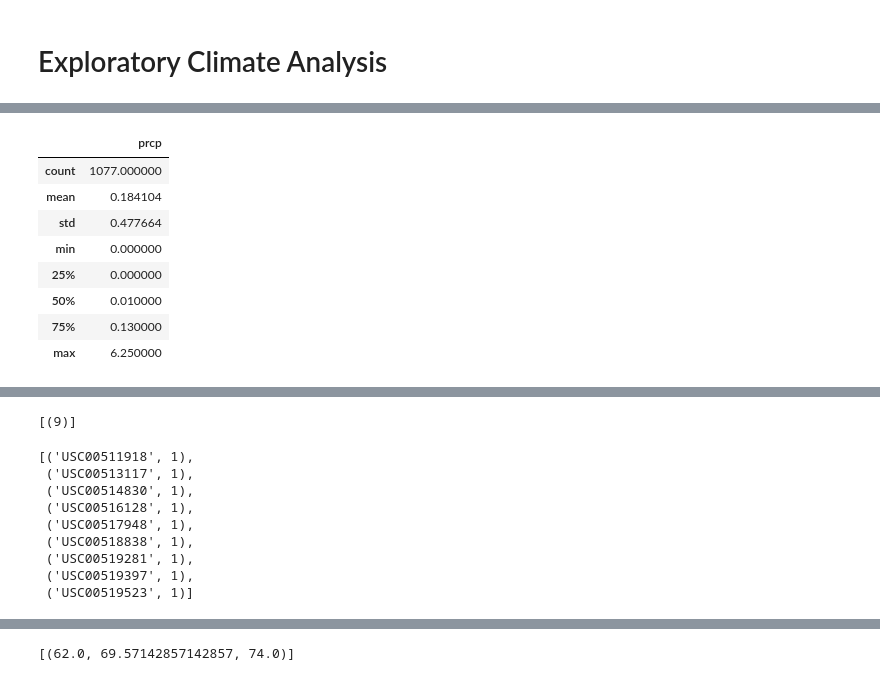
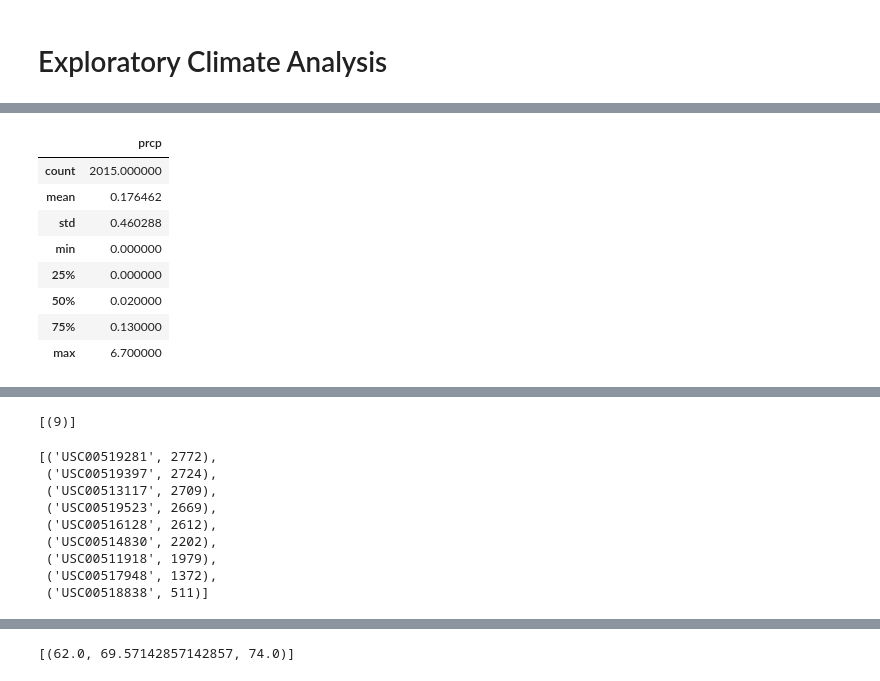
Before and after one commit to emilyrush/HawaiiClimate, a Jupyter notebook: erush_climate_starter1.ipynb, the cells around one changed output, grey strips where cells are left out. Drawn from its saved outputs; the diff is of its cells as text; code cells hidden in the pictures.

```diff
--- a/erush_climate_starter.ipynb
+++ b/erush_climate_starter1.ipynb
@@ -54,25 +56,26 @@ session = Session(engine)
 # Calculate the date 1 year ago from the last data point in the database
 # last_year = dt.date(2017, 2, 4)
 date = session.query(Measurement.date).order_by(Measurement.date.desc()).first()
-last_year = dt.strftime(date)
 
-last_year
-# # Design a query to retrieve the last 12 months of precipitation data and plot the results
-# # Perform a query to retrieve the data and precipitation scores
-# data = session.query(Measurement.date, Measurement.prcp).filter(Measurement.date >= last_year).all()
-# data
+last_date = dt.datetime.strptime(date[0], '%Y-%m-%d')
+last_year = last_date - relativedelta(years=1)
 
-# # Save the query results as a Pandas DataFrame and set the index to the date column
-# data_df = pd.DataFrame(data)
-# data_df.set_index("date", inplace=False)
-# data_df.rename(index=str, columns={"prcp":"Precipitation"})
-# data_df.dropna()
+# Design a query to retrieve the last 12 months of precipitation data and plot the results
+# Perform a query to retrieve the data and precipitation scores
+measurement_data = session.query(Measurement.date, Measurement.prcp).filter(Measurement.date >= last_year).all()
+measurement_data
 
-# data_df.head()
+# Save the query results as a Pandas DataFrame and set the index to the date column
+measurement_data_df = pd.DataFrame(measurement_data)
+measurement_data_df.set_index("date", inplace=False)
+measurement_data_df.rename(index=str, columns={"prcp":"Precipitation"})
+measurement_data_df.dropna()
 
-# # Sort the dataframe by date
-# data_df.sort_values("date")
+measurement_data_df.head()
 
-# # Use Pandas Plotting with Matplotlib to plot the data
-# data_df.plot(x="date", y="prcp")
+# Sort the dataframe by date
+measurement_data_df.sort_values("date")
+
+# Use Pandas Plotting with Matplotlib to plot the data
+measurement_data_df.plot(x="date", y="prcp")
 # %% [output]
@@ -81,17 +85,17 @@ AttributeError: module 'datetime' has no attribute 'strftime'
 ![precipitation](Images/precipitation.png)
 # %%
 # Use Pandas to calcualte the summary statistics for the precipitation data
-data_df.describe()
+measurement_data_df.describe()
 # %% [output]
 |  | prcp |
-| count | 1077.000000 |
-| mean | 0.184104 |
-| std | 0.477664 |
+| count | 2015.000000 |
+| mean | 0.176462 |
+| std | 0.460288 |
 | min | 0.000000 |
 | 25% | 0.000000 |
-| 50% | 0.010000 |
+| 50% | 0.020000 |
 | 75% | 0.130000 |
-| max | 6.250000 |
+| max | 6.700000 |
 # %% [markdown]
 ![describe](Images/describe.png)
 # %%
@@ -103,19 +107,16 @@ stations.all()
 # %%
 # What are the most active stations? (i.e. what stations have the most rows)?
 # List the stations and the counts in descending order.
-stations = session.query(Station.station, func.count(Station.station)).group_by(Station.station).order_by(func.count(Station.station).desc()).all()
-stations
 
-
-# Using the station id from the previous query, calculate the lowest temperature recorded,
-# highest temperature recorded, and average temperature most active station?
+active_stations = session.query(Measurement.station, func.count(Measurement.id)).group_by(Measurement.station).order_by(func.count(Measurement.id).desc())
+active_stations.all()
 # %% [output]
-[('USC00511918', 1),
- ('USC00513117', 1),
- ('USC00514830', 1),
- ('USC00516128', 1),
- ('USC00517948', 1),
- ('USC00518838', 1),
- ('USC00519281', 1),
- ('USC00519397', 1),
- ('USC00519523', 1)]
+[('USC00519281', 2772),
+ ('USC00519397', 2724),
+ ('USC00513117', 2709),
+ ('USC00519523', 2669),
+ ('USC00516128', 2612),
+ ('USC00514830', 2202),
+ ('USC00511918', 1979),
+ ('USC00517948', 1372),
+ ('USC00518838', 511)]
```
Also changed, not shown: parts of 5 cells of this notebook.
